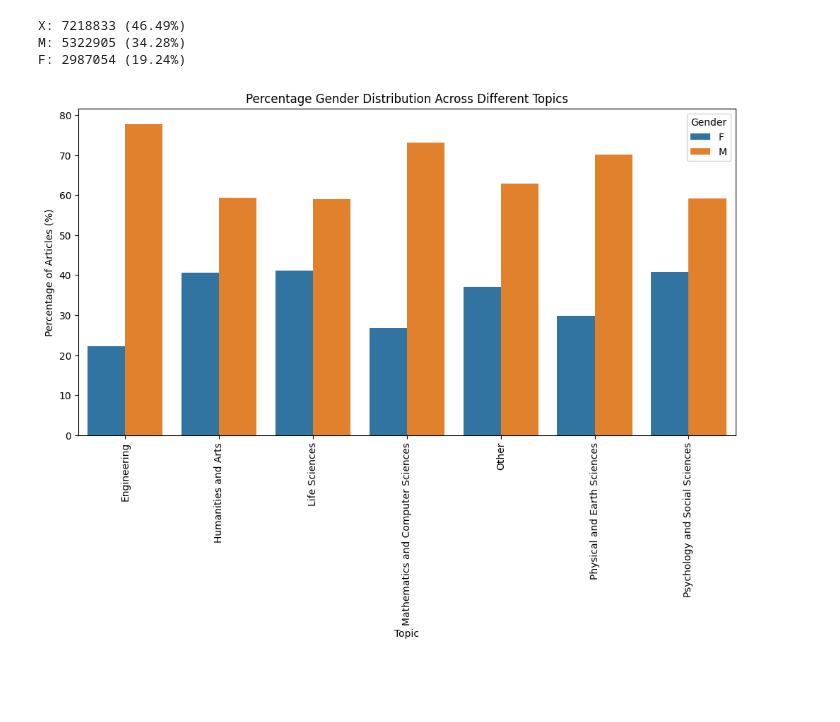
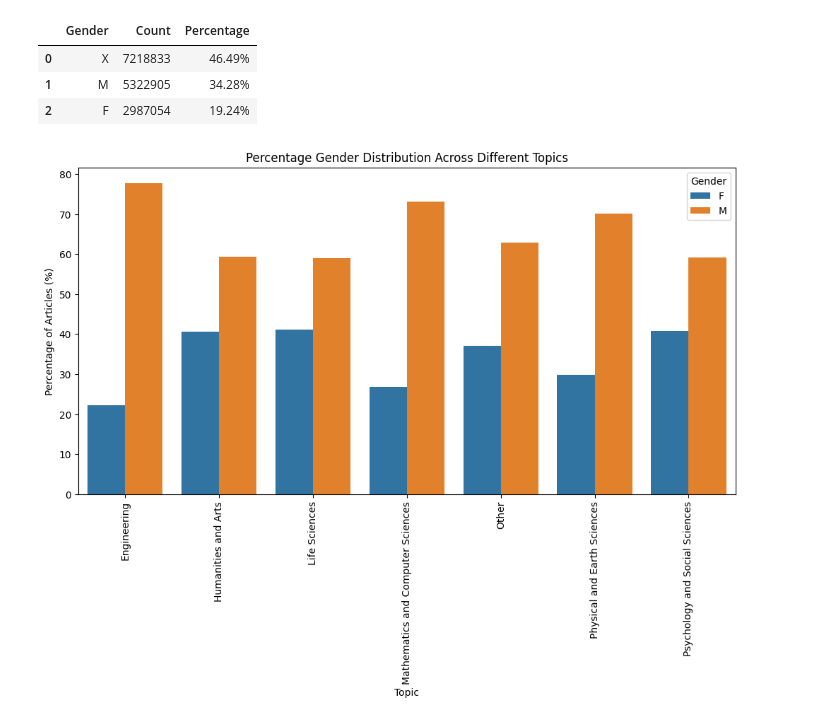
Before and after one commit to raagpatel1/SMU_MSDS_Capstone, a Jupyter notebook: analysis_raag.ipynb, the cells around one changed output. Cells and saved outputs as stored; diff of their text form; code cells hidden in the pictures; blank space fills up the shorter version.

```diff
--- a/analysis_raag.ipynb
+++ b/analysis_raag.ipynb
@@ -141,16 +153,24 @@ df_result.head()
 | 2 | 10.1142/s0219877017500286 | Intellectual Capital-Driven Techn... | International Journal of Innovati... | World Scientific Pub Co Pte Lt | [2017, 10] | Erik | Steinhöfel | ... |
 | 3 | 10.1142/s0219877017500286 | Intellectual Capital-Driven Techn... | International Journal of Innovati... | World Scientific Pub Co Pte Lt | [2017, 10] | Ronald | Orth | ... |
 | 4 | 10.1142/s0219877017500286 | Intellectual Capital-Driven Techn... | International Journal of Innovati... | World Scientific Pub Co Pte Lt | [2017, 10] | Holger | Kohl | ... |
-# %%
-gender_counts = df_result['Gender'].value_counts()
-gender_percentage = df_result['Gender'].value_counts(normalize=True) * 100
-
-for gender, count in gender_counts.items():
-    print(f"{gender}: {count} ({gender_percentage[gender]:.2f}%)")
-# %% [output]
-X: 7218833 (46.49%)
-M: 5322905 (34.28%)
-F: 2987054 (19.24%)
+# %%
+gender_counts = df_result['Gender'].value_counts()
+gender_percentage = df_result['Gender'].value_counts(normalize=True) * 100
+
+# Creating a DataFrame to display the data in a table format
+gender_table = pd.DataFrame({
+    'Gender': gender_counts.index,
+    'Count': gender_counts.values,
+    'Percentage': [f"{value:.2f}%" for value in gender_percentage]
+})
+
+# Display the table
+display(gender_table)
+# %% [output]
+|  | Gender | Count | Percentage |
+| 0 | X | 7218833 | 46.49% |
+| 1 | M | 5322905 | 34.28% |
+| 2 | F | 2987054 | 19.24% |
 # %%
 # Filter out rows with Topic as 'Other' and Gender as 'X'
 filtered_df = df_result[(df_result['Topic'] != 'Others') & (df_result['Gender'] != 'X')]
```
Also changed, not shown: parts of 5 cells of this notebook.
